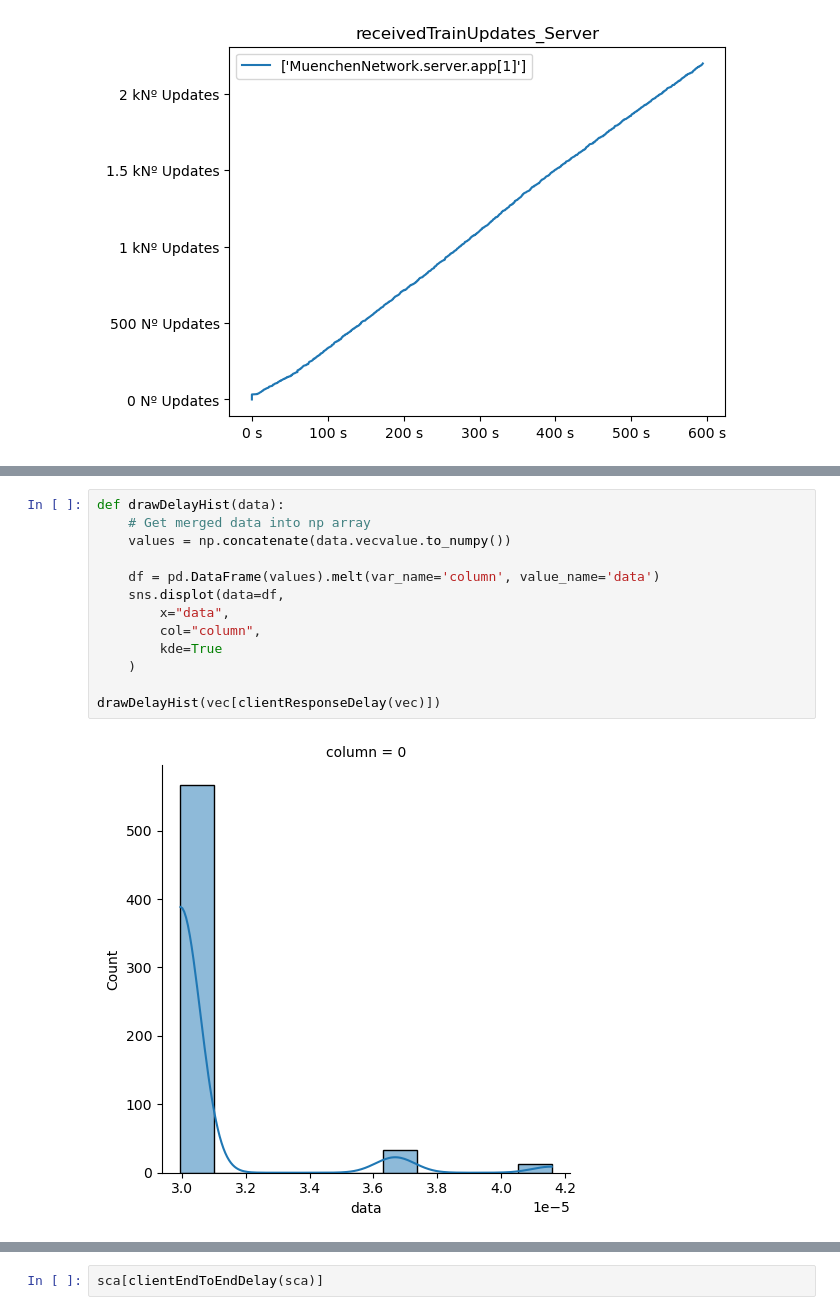
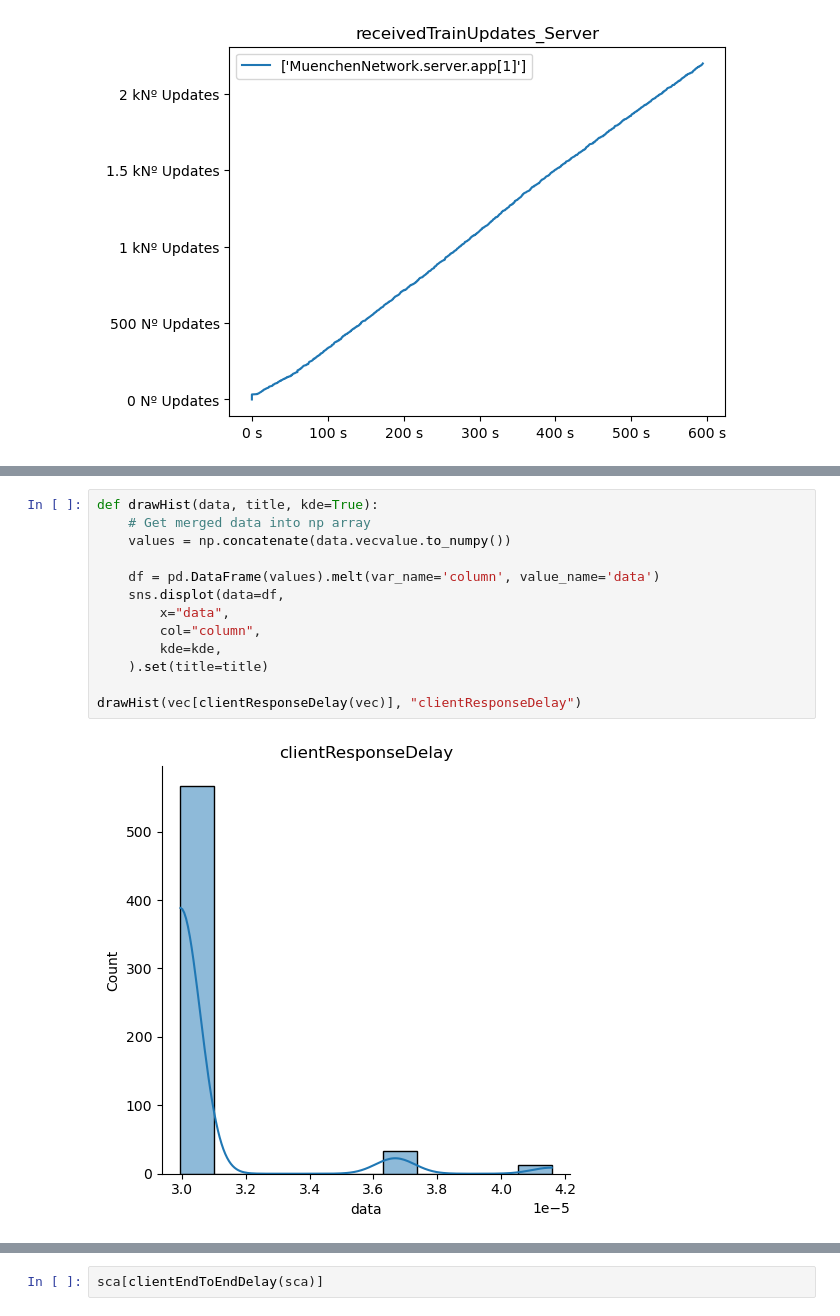
Before and after one commit to joaolucasmartins/NS2022, a Jupyter notebook: result_pipeline/notebook.ipynb, the cells around one changed output, grey strips where cells are left out. Saved outputs shown, nothing was run; the diff lists cells and outputs as text.

```diff
--- a/result_pipeline/notebook.ipynb
+++ b/result_pipeline/notebook.ipynb
@@ -282,15 +293,15 @@ for title, NBins, data, format_type in linePlots:
 # %%
-def drawDelayHist(data):
+def drawHist(data, title, kde=True):
     # Get merged data into np array
     values = np.concatenate(data.vecvalue.to_numpy())
 
     df = pd.DataFrame(values).melt(var_name='column', value_name='data')
     sns.displot(data=df,
         x="data",
         col="column",
-        kde=True
-    )
+        kde=kde,
+    ).set(title=title)
 
-drawDelayHist(vec[clientResponseDelay(vec)])
+drawHist(vec[clientResponseDelay(vec)], "clientResponseDelay")
 # %% [output]
-[figure, old version]
+[figure, new version]
```
Also changed, not shown: parts of 14 cells of this notebook, 2 other files.
